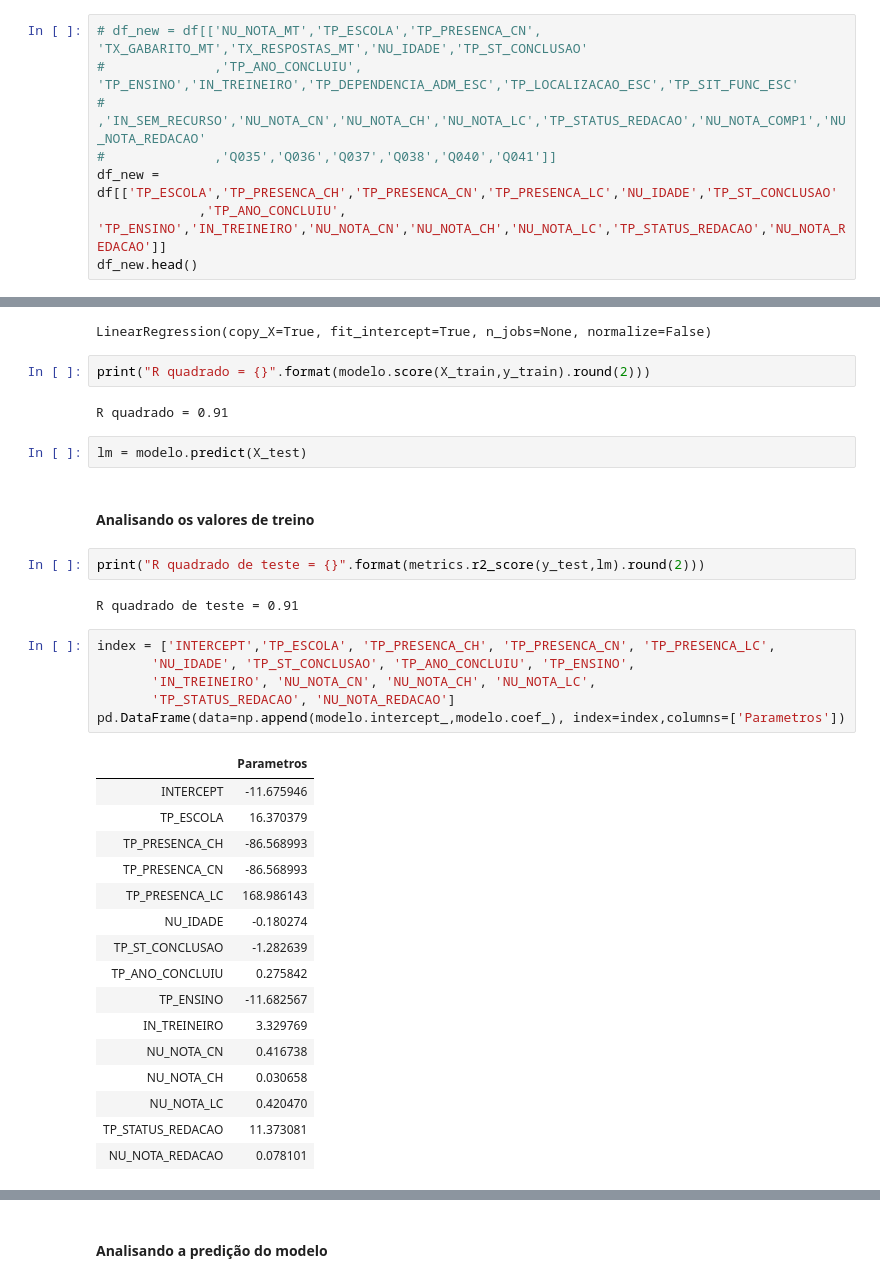
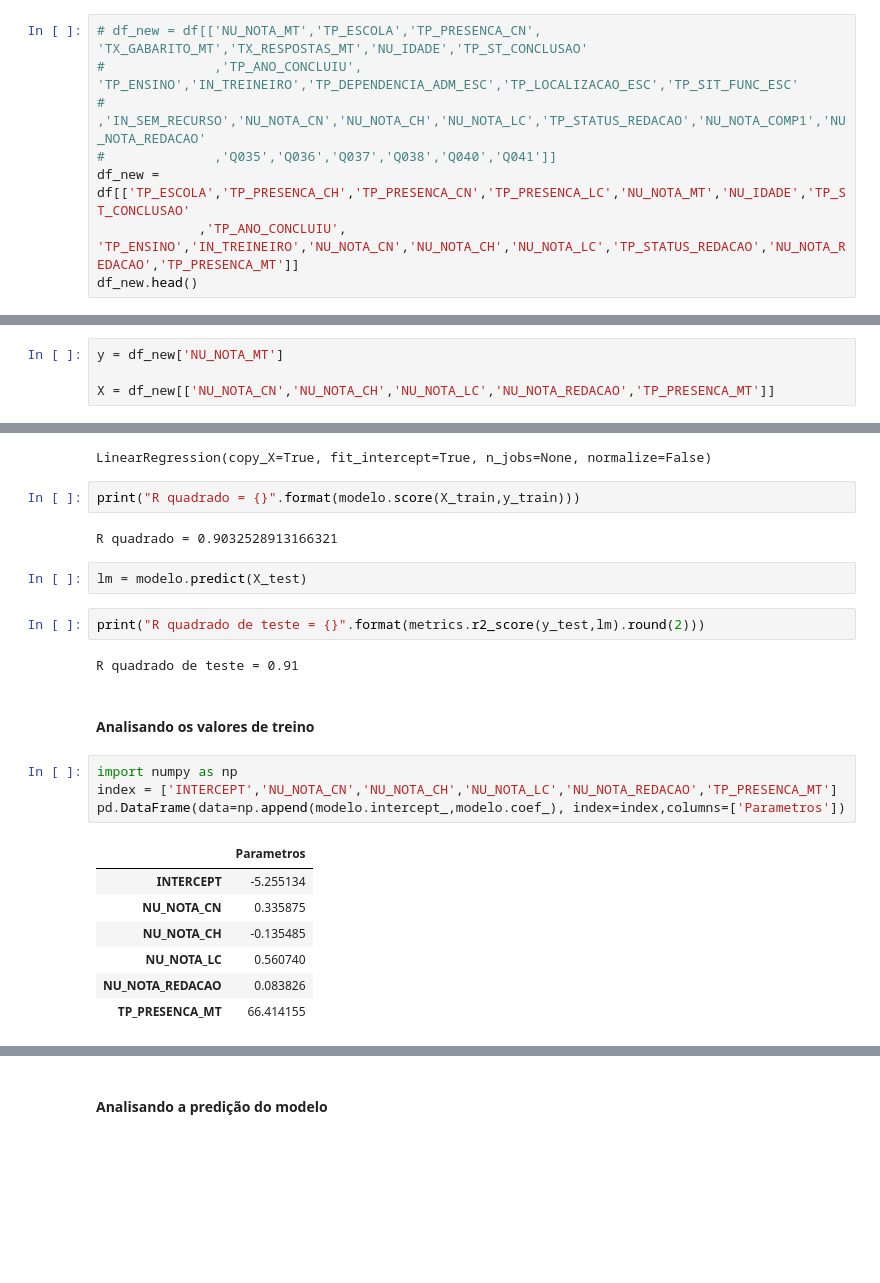
Before and after one commit to lauraDamacenoAlmeida/Enem_2016, a Jupyter notebook: enem2016.ipynb, the cells around one changed output, grey strips where cells are left out. Saved outputs shown, nothing was run; the diff lists cells and outputs as text; blank space fills up the shorter version.

```diff
--- a/enem2016.ipynb
+++ b/enem2016.ipynb
@@ -217,7 +208,7 @@ array(['97caab1e1533dba217deb7ef41490f52e459ab01',
 #              ,'TP_ANO_CONCLUIU', 'TP_ENSINO','IN_TREINEIRO','TP_DEPENDENCIA_ADM_ESC','TP_LOCALIZACAO_ESC','TP_SIT_FUNC_ESC'
 #              ,'IN_SEM_RECURSO','NU_NOTA_CN','NU_NOTA_CH','NU_NOTA_LC','TP_STATUS_REDACAO','NU_NOTA_COMP1','NU_NOTA_REDACAO'
 #              ,'Q035','Q036','Q037','Q038','Q040','Q041']]
-df_new = df[['TP_ESCOLA','TP_PRESENCA_CH','TP_PRESENCA_CN','TP_PRESENCA_LC','NU_IDADE','TP_ST_CONCLUSAO'
-             ,'TP_ANO_CONCLUIU', 'TP_ENSINO','IN_TREINEIRO','NU_NOTA_CN','NU_NOTA_CH','NU_NOTA_LC','TP_STATUS_REDACAO','NU_NOTA_REDACAO']]
+df_new = df[['TP_ESCOLA','TP_PRESENCA_CH','TP_PRESENCA_CN','TP_PRESENCA_LC','NU_NOTA_MT','NU_IDADE','TP_ST_CONCLUSAO'
+             ,'TP_ANO_CONCLUIU', 'TP_ENSINO','IN_TREINEIRO','NU_NOTA_CN','NU_NOTA_CH','NU_NOTA_LC','TP_STATUS_REDACAO','NU_NOTA_REDACAO','TP_PRESENCA_MT']]
 df_new.head()
 # %% [output]
@@ -281,3 +264,7 @@ X = df_new[['TP_ESCOLA','TP_PRESENCA_CH','TP_PRESENCA_CN','TP_PRESENCA_LC','NU_I
+# %%
+y = df_new['NU_NOTA_MT']
+
+X = df_new[['NU_NOTA_CN','NU_NOTA_CH','NU_NOTA_LC','NU_NOTA_REDACAO','TP_PRESENCA_MT']]
 # %%
 X_train, X_test, y_train, y_test = train_test_split(X, y, test_size=0.3, random_state=2811)
 # %%
@@ -293,38 +280,27 @@ modelo.fit(X_train, y_train)
 # %% [output]
 LinearRegression(copy_X=True, fit_intercept=True, n_jobs=None, normalize=False)
 # %%
-print("R quadrado = {}".format(modelo.score(X_train,y_train).round(2)))
+print("R quadrado = {}".format(modelo.score(X_train,y_train)))
 # %% [output]
-R quadrado = 0.91
+R quadrado = 0.9032528913166321
 # %%
 lm = modelo.predict(X_test)
+# %%
+print("R quadrado de teste = {}".format(metrics.r2_score(y_test,lm).round(2)))
+# %% [output]
+R quadrado de teste = 0.91
 # %% [markdown]
 #### Analisando os valores de treino
-# %%
-print("R quadrado de teste = {}".format(metrics.r2_score(y_test,lm).round(2)))
-# %% [output]
-R quadrado de teste = 0.91
 # %%
-index = ['INTERCEPT','TP_ESCOLA', 'TP_PRESENCA_CH', 'TP_PRESENCA_CN', 'TP_PRESENCA_LC',
-       'NU_IDADE', 'TP_ST_CONCLUSAO', 'TP_ANO_CONCLUIU', 'TP_ENSINO',
-       'IN_TREINEIRO', 'NU_NOTA_CN', 'NU_NOTA_CH', 'NU_NOTA_LC',
-       'TP_STATUS_REDACAO', 'NU_NOTA_REDACAO']
+import numpy as np
+index = ['INTERCEPT','NU_NOTA_CN','NU_NOTA_CH','NU_NOTA_LC','NU_NOTA_REDACAO','TP_PRESENCA_MT']
 pd.DataFrame(data=np.append(modelo.intercept_,modelo.coef_), index=index,columns=['Parametros'])
 # %% [output]
 |  | Parametros |
-| INTERCEPT | -11.675946 |
-| TP_ESCOLA | 16.370379 |
-| TP_PRESENCA_CH | -86.568993 |
-| TP_PRESENCA_CN | -86.568993 |
-| TP_PRESENCA_LC | 168.986143 |
-| NU_IDADE | -0.180274 |
-| TP_ST_CONCLUSAO | -1.282639 |
-| TP_ANO_CONCLUIU | 0.275842 |
-| TP_ENSINO | -11.682567 |
-| IN_TREINEIRO | 3.329769 |
-| NU_NOTA_CN | 0.416738 |
-| NU_NOTA_CH | 0.030658 |
-| NU_NOTA_LC | 0.420470 |
-| TP_STATUS_REDACAO | 11.373081 |
-| NU_NOTA_REDACAO | 0.078101 |
+| INTERCEPT | -5.255134 |
+| NU_NOTA_CN | 0.335875 |
+| NU_NOTA_CH | -0.135485 |
+| NU_NOTA_LC | 0.560740 |
+| NU_NOTA_REDACAO | 0.083826 |
+| TP_PRESENCA_MT | 66.414155 |
 # %% [markdown]
```
Also changed, not shown: parts of 28 cells of this notebook.
